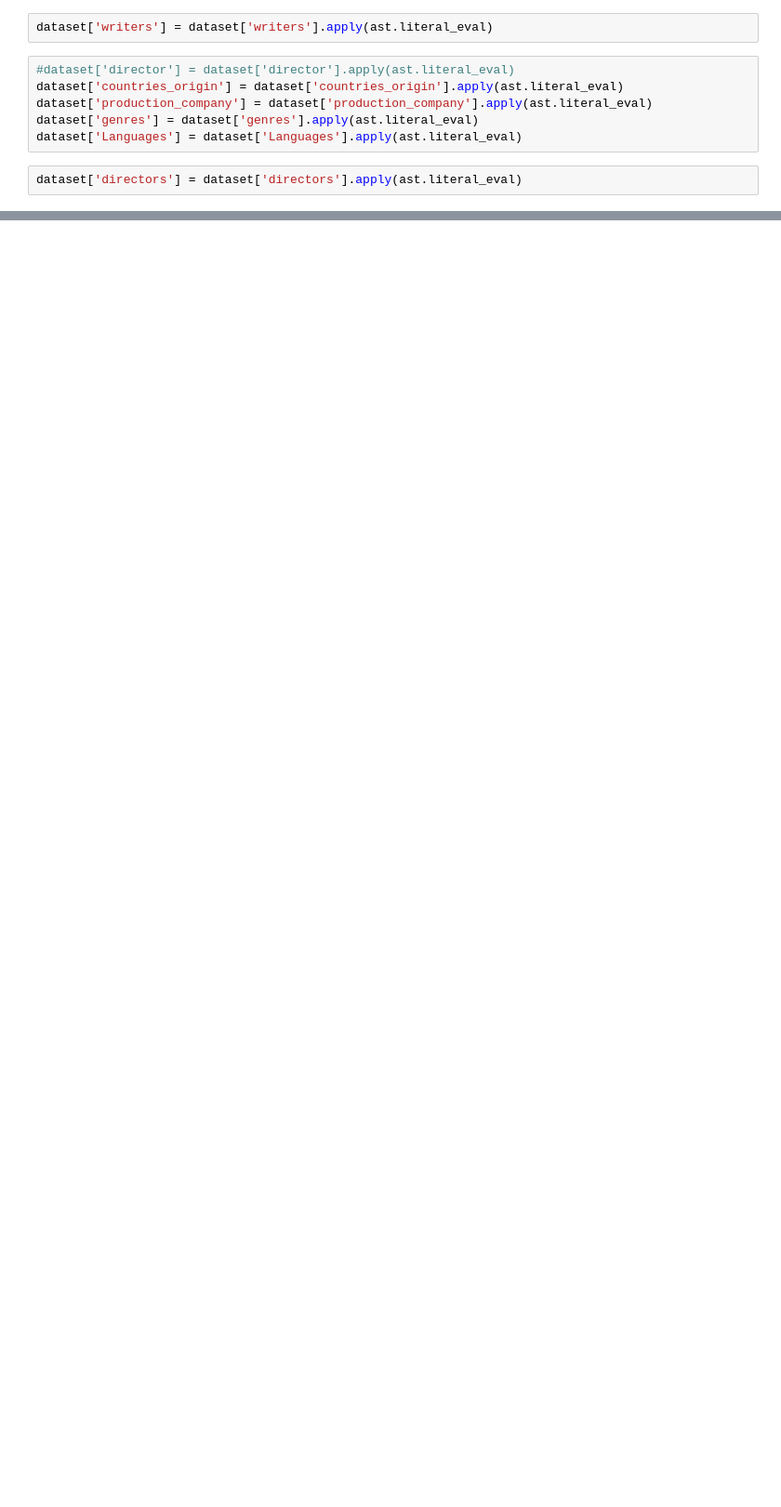
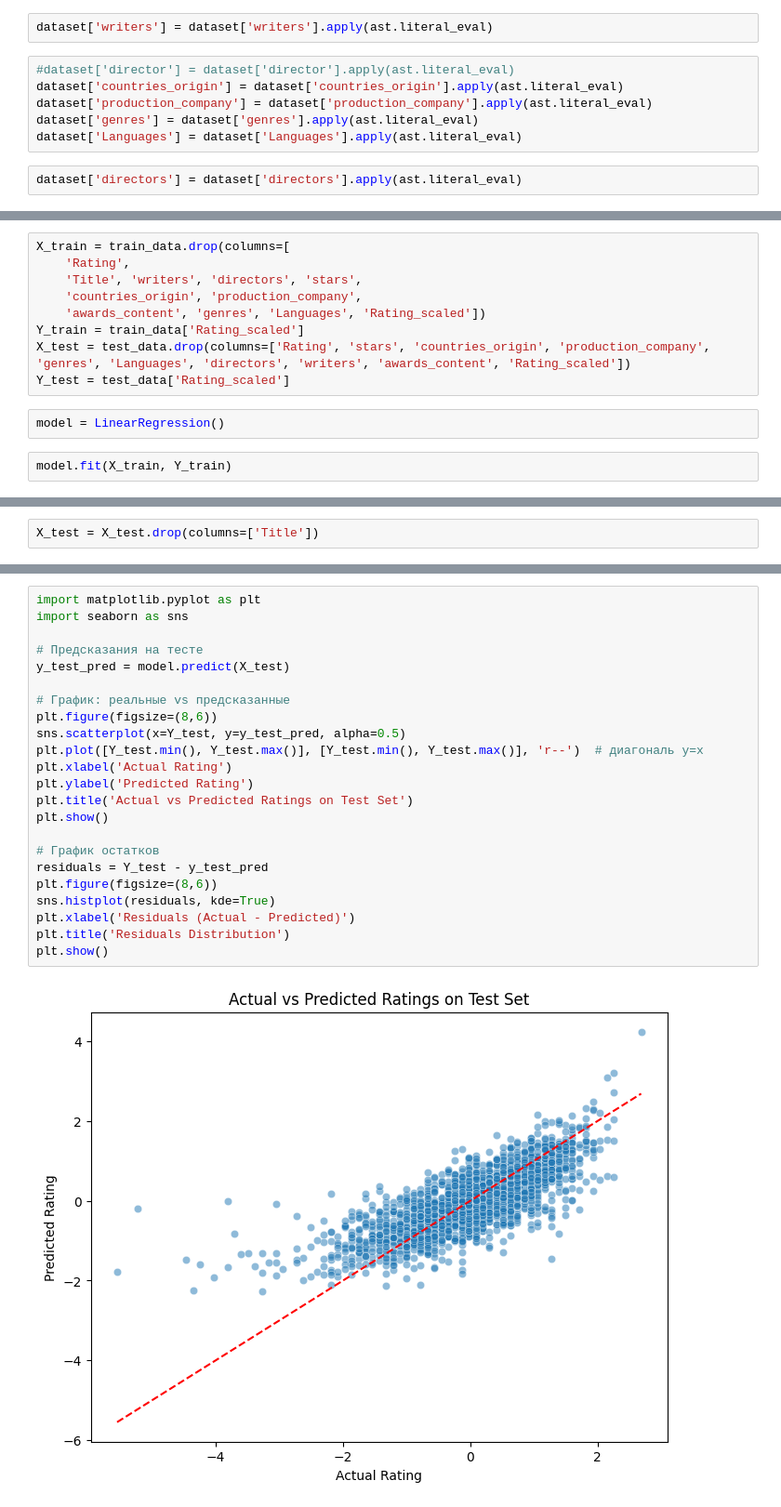
Before and after one commit to AiyaJld/ml_project, a Jupyter notebook: analysis.ipynb, the cells around one changed output, grey strips where cells are left out. Shown at 93% size. Drawn from its saved outputs; the diff is of its cells as text; blank space fills up the shorter version.

Commit message:
linear model

```diff
--- a/analysis.ipynb
+++ b/analysis.ipynb
@@ -166,0 +428,13 @@ all_genres
+# %%
+X_train = train_data.drop(columns=[
+    'Rating',
+    'Title', 'writers', 'directors', 'stars',
+    'countries_origin', 'production_company',
+    'awards_content', 'genres', 'Languages', 'Rating_scaled'])
+Y_train = train_data['Rating_scaled']
+X_test = test_data.drop(columns=['Rating', 'stars', 'countries_origin', 'production_company', 'genres', 'Languages', 'directors', 'writers', 'awards_content', 'Rating_scaled'])
+Y_test = test_data['Rating_scaled']
+# %%
+model = LinearRegression()
+# %%
+model.fit(X_train, Y_train)
@@ -166,0 +449,2 @@ all_genres
+# %%
+X_test = X_test.drop(columns=['Title'])
@@ -166,0 +474,25 @@ all_genres
+# %%
+import matplotlib.pyplot as plt
+import seaborn as sns
+
+# Предсказания на тесте
+y_test_pred = model.predict(X_test)
+
+# График: реальные vs предсказанные
+plt.figure(figsize=(8,6))
+sns.scatterplot(x=Y_test, y=y_test_pred, alpha=0.5)
+plt.plot([Y_test.min(), Y_test.max()], [Y_test.min(), Y_test.max()], 'r--')  # диагональ y=x
+plt.xlabel('Actual Rating')
+plt.ylabel('Predicted Rating')
+plt.title('Actual vs Predicted Ratings on Test Set')
+plt.show()
+
+# График остатков
+residuals = Y_test - y_test_pred
+plt.figure(figsize=(8,6))
+sns.histplot(residuals, kde=True)
+plt.xlabel('Residuals (Actual - Predicted)')
+plt.title('Residuals Distribution')
+plt.show()
+# %% [output]
+[figure, added]
```
Also changed, not shown: parts of 6 cells of this notebook, 1 other file.
